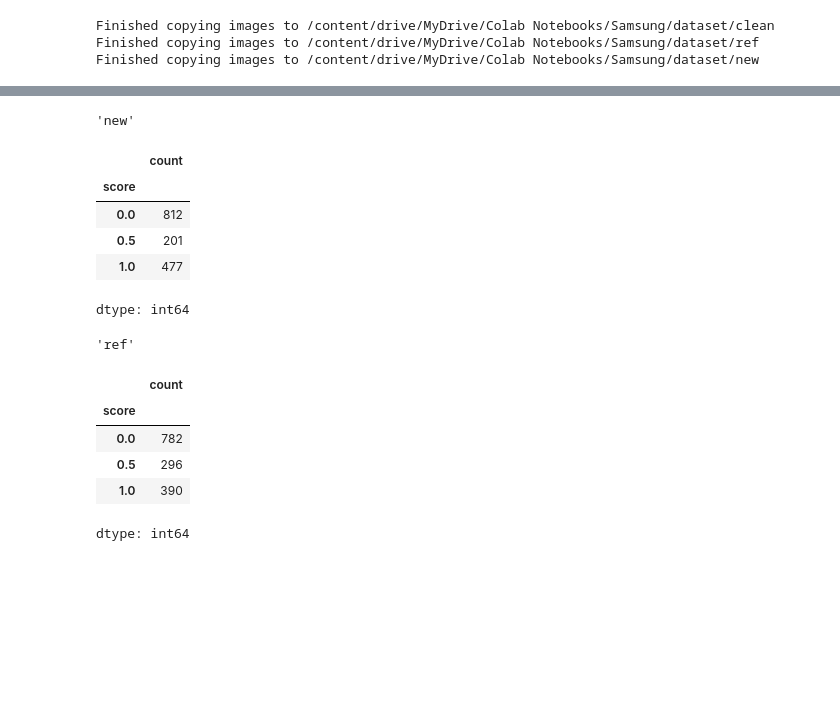
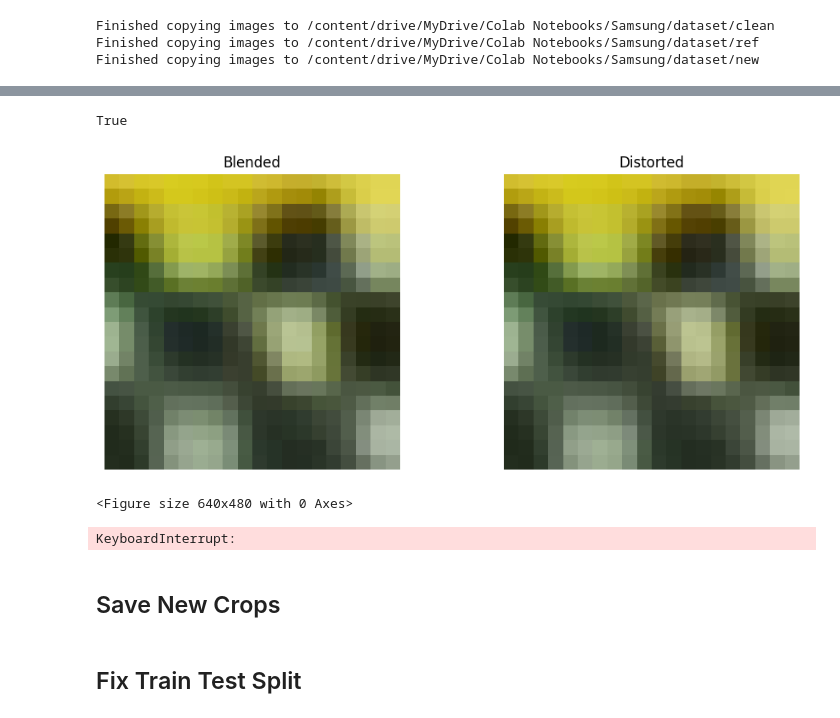
Before and after one commit to HITProjects/PixelQuality, a Jupyter notebook: Samsung/notebooks/make_dataset.ipynb, the cells around one changed output, grey strips where cells are left out. Saved outputs shown, nothing was run; the diff lists cells and outputs as text; code cells hidden in the pictures; blank space fills up the shorter version.

```diff
--- a/Samsung/notebooks/make_dataset.ipynb
+++ b/Samsung/notebooks/make_dataset.ipynb
@@ -458,0 +428,7 @@ total: 3698
+# %%
+path_dataset = os.path.join(path_project, 'dataset')
+path_dataset_metadata = os.path.join(path_dataset, 'dataset_metadata.json')
+image_dirs = ['clean', 'new', 'ref']
+
+dataset_metadata = pd.read_json(path_dataset_metadata)
+dataset_metadata.score.value_counts()
@@ -458,0 +519,37 @@ total: 3698
+# %%
+all([
+        crop['score'] == 0.5
+        and crop['distorted_image'] == 10 * crop['metadata']['crop_id'] + 5
+        and crop['unique_sample_id'].startswith('blended')
+        for crop, _ in new_crops
+    ])
+# %% [output]
+True
+# %%
+from  matplotlib import pyplot as plt
+from IPython.display import clear_output, display
+
+fig, axes = plt.subplots(1, 2, figsize=(10, 4))
+axes[0].set_title("Blended"); axes[0].axis('off')
+axes[1].set_title("Distorted"); axes[1].axis('off')
+
+
+for r, _ in zip(range(20, len(new_crops)), range(50)):
+    row = dataset_metadata[dataset_metadata.score == 0].iloc[r]
+    img_clean, img_distorted = load_clean_distorted(row)
+    img_blended = new_crops[r][1]
+
+    axes[0].imshow(img_blended)
+    axes[1].imshow(img_distorted)
+    plt.tight_layout()
+
+    clear_output(wait=True)
+    display(fig)
+    plt.close(fig)
+    plt.pause(2)
+# %% [output]
+[figure, added]
+<Figure size 640x480 with 0 Axes>
+KeyboardInterrupt:
+# %% [markdown]
+## Save New Crops
@@ -459 +580,3 @@ total: 3698
+# %% [markdown]
+## Fix Train Test Split
 # %%
@@ -466,24 +592,0 @@ with open(train_path) as train, open(test_path) as test:
-# %%
-train_df = pd.DataFrame(train_samples)
-# display(train_df)
-
-display("new", train_df[(train_df['unique_sample_id'].str
-            .contains('new'))]['score'].value_counts().sort_index())
-print()
-display("ref", train_df[(train_df['unique_sample_id'].str
-            .contains('ref'))]['score'].value_counts().sort_index())
-# %% [output]
-'new'
-|  | count |
-| score |  |
-| 0.0 | 812 |
-| 0.5 | 201 |
-| 1.0 | 477 |
-dtype: int64
-'ref'
-|  | count |
-| score |  |
-| 0.0 | 782 |
-| 0.5 | 296 |
-| 1.0 | 390 |
-dtype: int64
```
Also changed, not shown: parts of 20 cells of this notebook, 2 other files.
